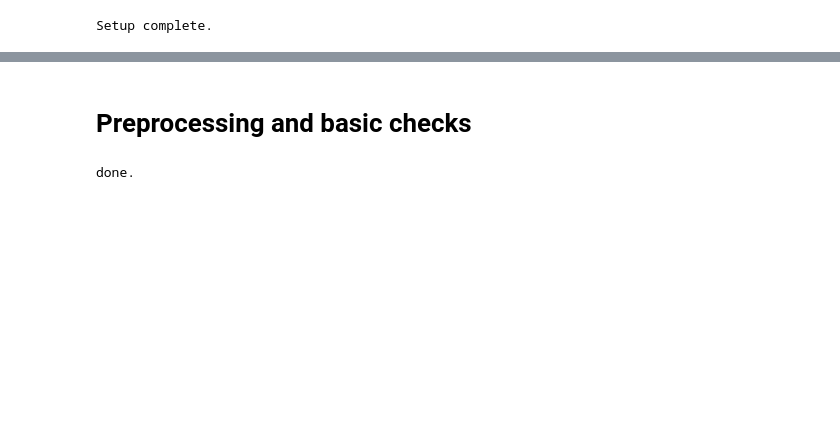
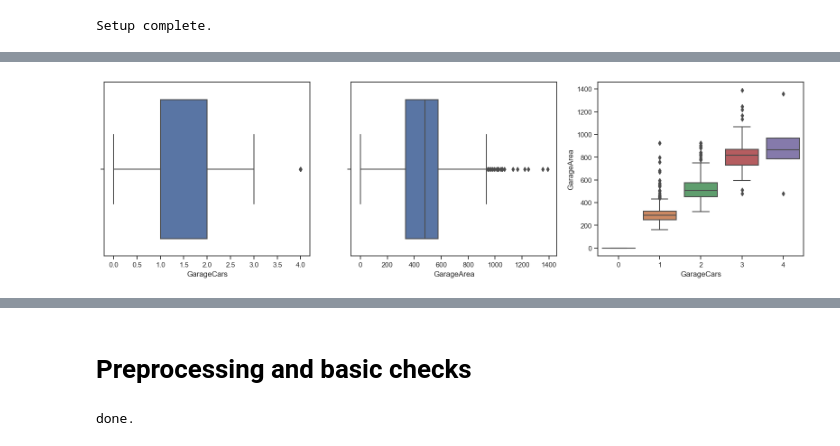
Before and after one commit to jaderebrasil/data-science-notes, a Jupyter notebook: jupyter-notebooks/House Prices.ipynb, the cells around one changed output, grey strips where cells are left out. Drawn from its saved outputs; the diff is of its cells as text; code cells hidden in the pictures; blank space fills up the shorter version.

```diff
--- a/jupyter-notebooks/House Prices.ipynb
+++ b/jupyter-notebooks/House Prices.ipynb
@@ -69,0 +503,8 @@ dtype: int64
+# %%
+fig = plt.figure(figsize=(20,5))
+fig1 = fig.add_subplot(131); sns.boxplot(x='GarageCars', data=train)
+fig2 = fig.add_subplot(132); sns.boxplot(x='GarageArea', data=train)
+fig3 = fig.add_subplot(133); sns.boxplot(x='GarageCars', y='GarageArea', data=train)
+plt.show()
+# %% [output]
+[figure, added]
```
Also changed, not shown: parts of 42 cells of this notebook, 1 other file.
